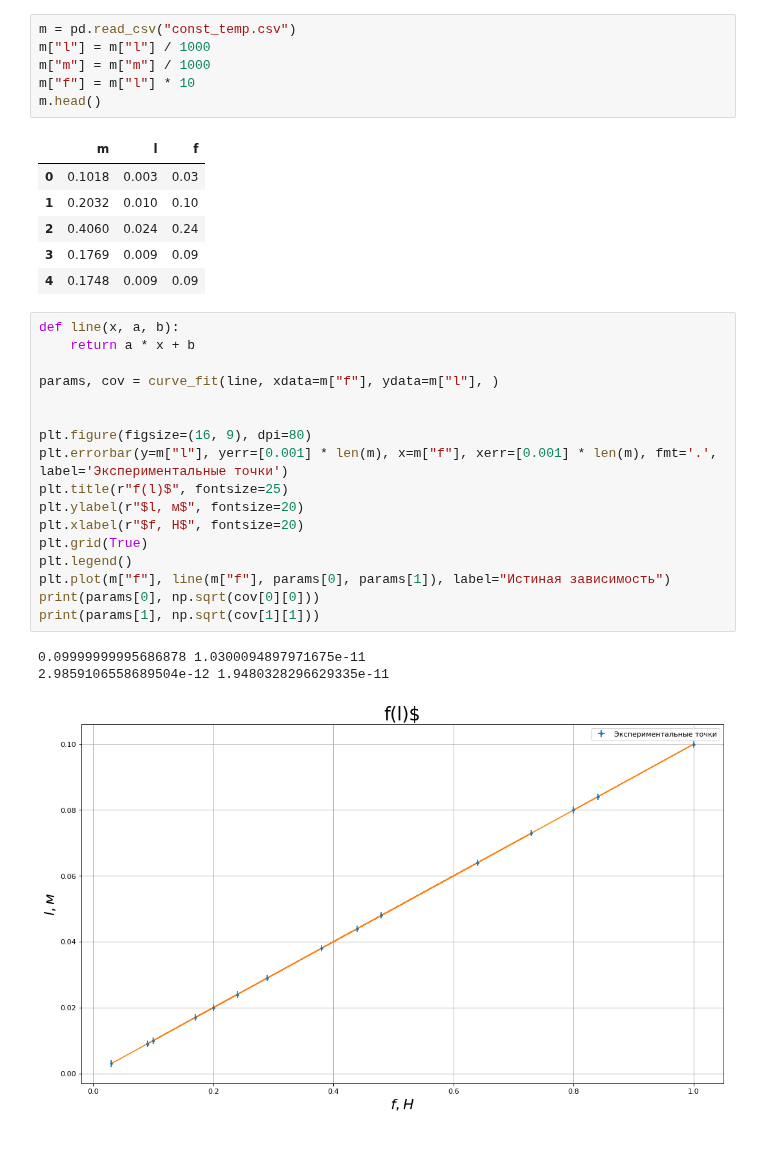
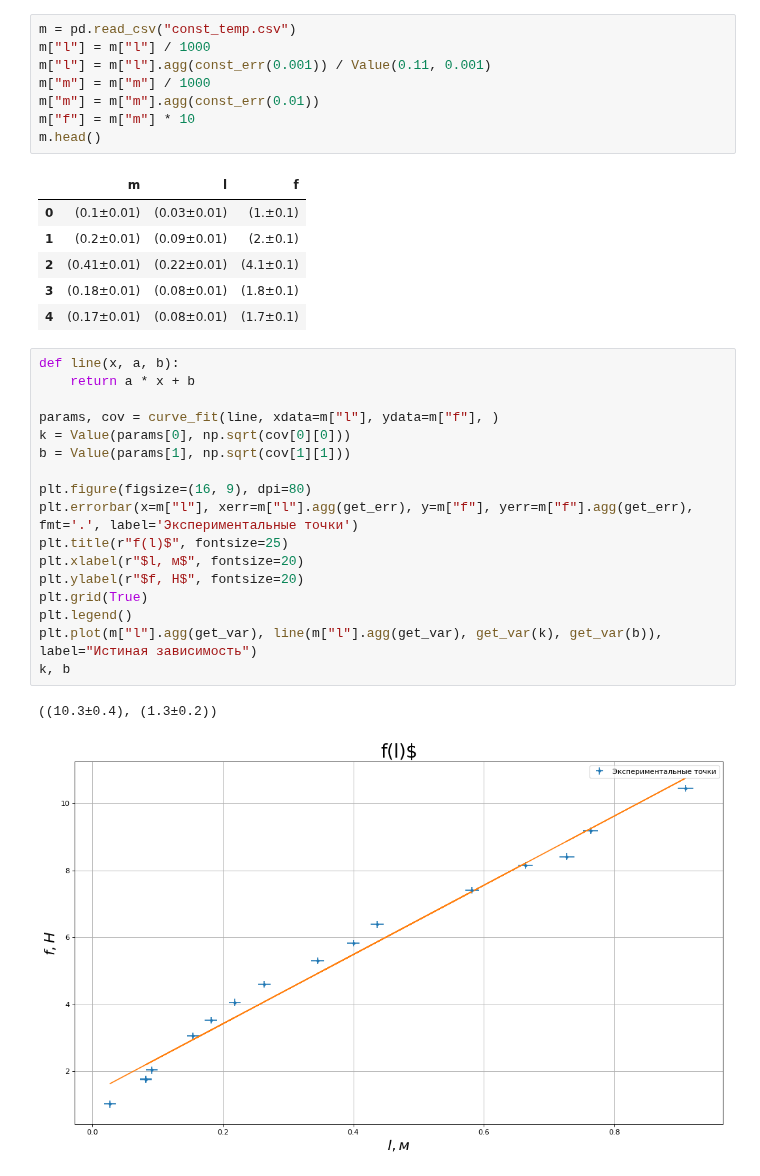
Before and after one commit to skolkovo-bba/labs3, a Jupyter notebook: 2.1.5/lab.ipynb, the cells around one changed output. Drawn from its saved outputs; the diff is of its cells as text; blank space fills up the shorter version.

```diff
--- a/2.1.5/lab.ipynb
+++ b/2.1.5/lab.ipynb
@@ -6,34 +8,35 @@ from scipy.optimize import curve_fit
 # %%
 m = pd.read_csv("const_temp.csv")
 m["l"] = m["l"] / 1000
+m["l"] = m["l"].agg(const_err(0.001)) / Value(0.11, 0.001)
 m["m"] = m["m"] / 1000
-m["f"] = m["l"] * 10
+m["m"] = m["m"].agg(const_err(0.01))
+m["f"] = m["m"] * 10
 m.head()
 # %% [output]
 |  | m | l | f |
-| 0 | 0.1018 | 0.003 | 0.03 |
-| 1 | 0.2032 | 0.010 | 0.10 |
-| 2 | 0.4060 | 0.024 | 0.24 |
-| 3 | 0.1769 | 0.009 | 0.09 |
-| 4 | 0.1748 | 0.009 | 0.09 |
+| 0 | (0.1±0.01) | (0.03±0.01) | (1.±0.1) |
+| 1 | (0.2±0.01) | (0.09±0.01) | (2.±0.1) |
+| 2 | (0.41±0.01) | (0.22±0.01) | (4.1±0.1) |
+| 3 | (0.18±0.01) | (0.08±0.01) | (1.8±0.1) |
+| 4 | (0.17±0.01) | (0.08±0.01) | (1.7±0.1) |
 # %%
 def line(x, a, b):
     return a * x + b
 
-params, cov = curve_fit(line, xdata=m["f"], ydata=m["l"], )
-
+params, cov = curve_fit(line, xdata=m["l"], ydata=m["f"], )
+k = Value(params[0], np.sqrt(cov[0][0]))
+b = Value(params[1], np.sqrt(cov[1][1]))
 
 plt.figure(figsize=(16, 9), dpi=80)
-plt.errorbar(y=m["l"], yerr=[0.001] * len(m), x=m["f"], xerr=[0.001] * len(m), fmt='.', label='Экспериментальные точки')
+plt.errorbar(x=m["l"], xerr=m["l"].agg(get_err), y=m["f"], yerr=m["f"].agg(get_err), fmt='.', label='Экспериментальные точки')
 plt.title(r"f(l)$", fontsize=25)
-plt.ylabel(r"$l, м$", fontsize=20)
-plt.xlabel(r"$f, H$", fontsize=20)
+plt.xlabel(r"$l, м$", fontsize=20)
+plt.ylabel(r"$f, H$", fontsize=20)
 plt.grid(True)
 plt.legend()
-plt.plot(m["f"], line(m["f"], params[0], params[1]), label="Истиная зависимость")
-print(params[0], np.sqrt(cov[0][0]))
-print(params[1], np.sqrt(cov[1][1]))
+plt.plot(m["l"].agg(get_var), line(m["l"].agg(get_var), get_var(k), get_var(b)), label="Истиная зависимость")
+k, b
 # %% [output]
-0.09999999995686878 1.0300094897971675e-11
-2.9859106558689504e-12 1.9480328296629335e-11
+((10.3±0.4), (1.3±0.2))
-[figure, old version]
+[figure, new version]
```
Also changed, not shown: parts of 4 cells of this notebook, 1 other file.
